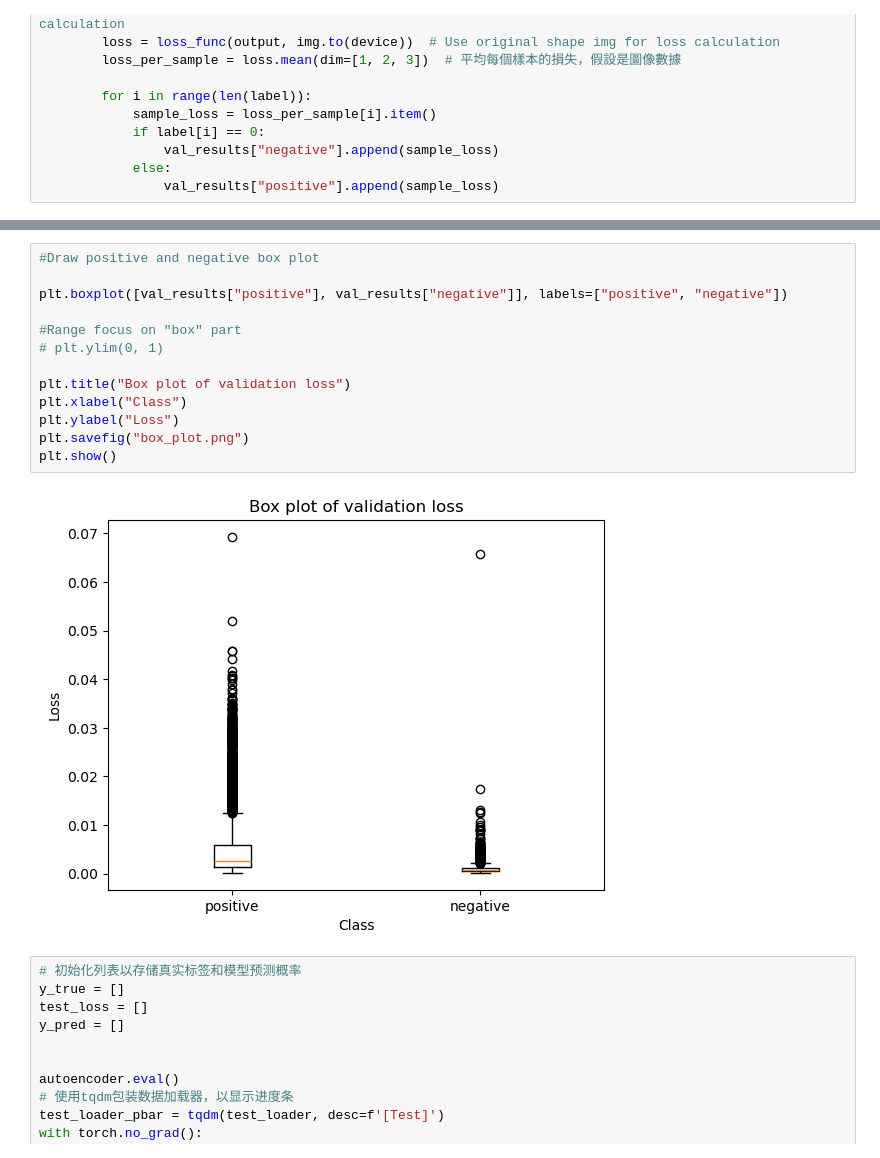
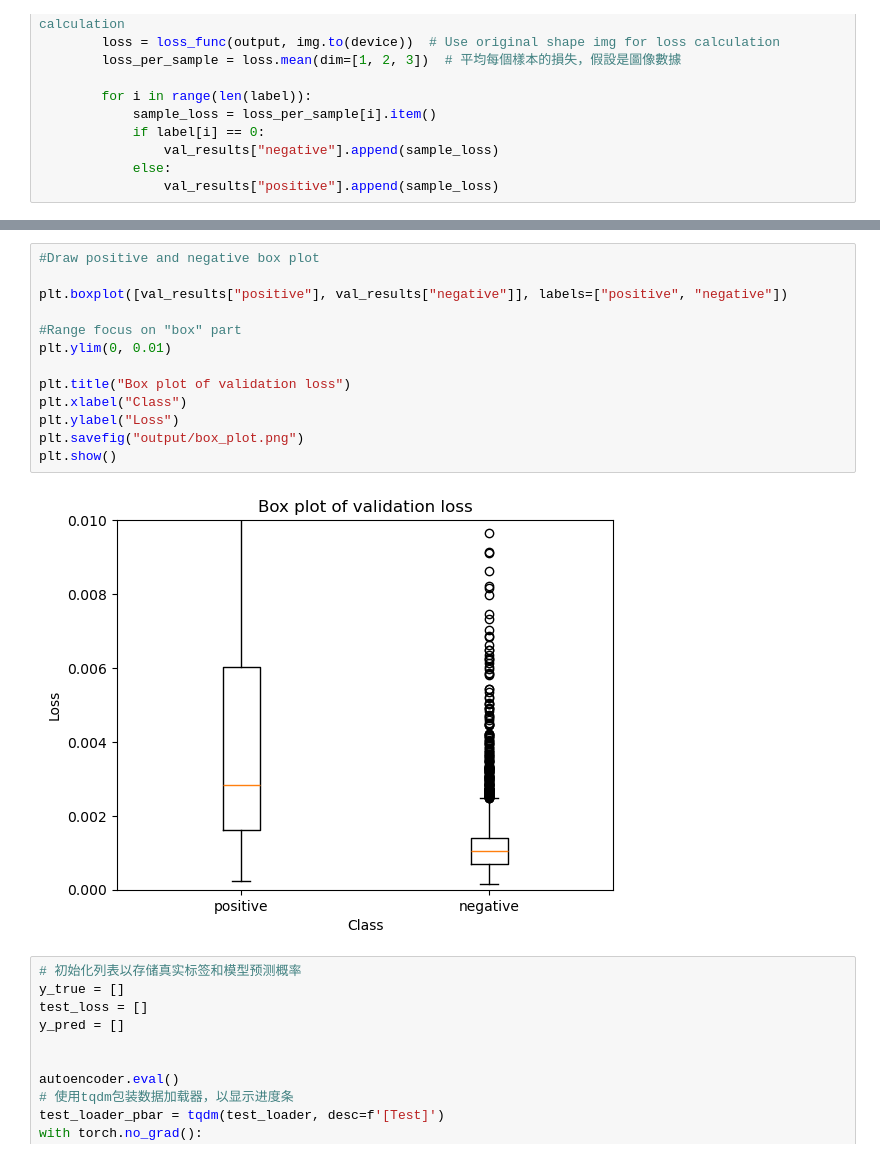
Before and after one commit to oxygen-TW/DLMI_course_project, a Jupyter notebook: evaluate.ipynb, the cells around one changed output, grey strips where cells are left out. Cells and saved outputs as stored; diff of their text form.

```diff
--- a/evaluate.ipynb
+++ b/evaluate.ipynb
@@ -165,18 +185,18 @@ Threshold: 0.0012455328251235187
 # %%
 #Draw positive and negative box plot
 
 plt.boxplot([val_results["positive"], val_results["negative"]], labels=["positive", "negative"])
 
 #Range focus on "box" part
-# plt.ylim(0, 1)
+plt.ylim(0, 0.01)
 
 plt.title("Box plot of validation loss")
 plt.xlabel("Class")
 plt.ylabel("Loss")
-plt.savefig("box_plot.png")
+plt.savefig("output/box_plot.png")
 plt.show()
 # %% [output]
-[figure, old version]
+[figure, new version]
 # %%
 # 初始化列表以存储真实标签和模型预测概率
 y_true = []
```
Also changed, not shown: parts of 13 cells of this notebook, 2 other files.
